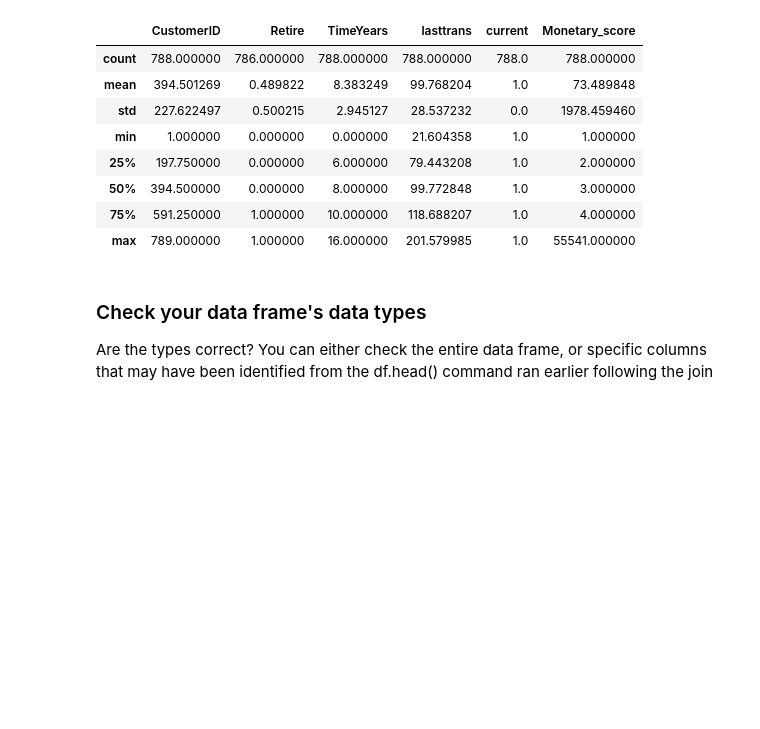
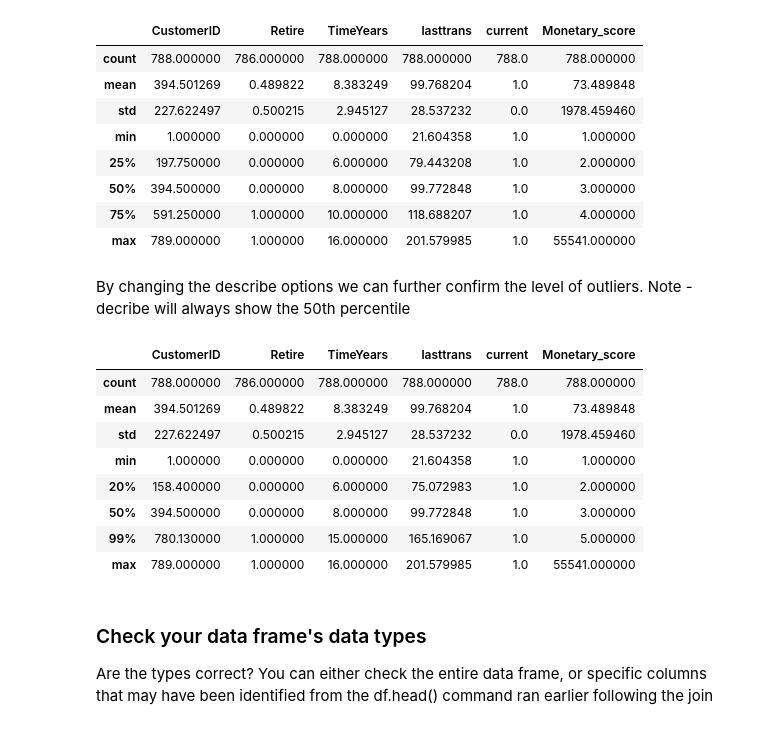
Before and after one commit to patrickpitre28/PyWorkshop_Wave3, a Jupyter notebook: RetailChurn_v2.ipynb, the cells around one changed output. Cells and saved outputs as stored; diff of their text form; code cells hidden in the pictures; blank space fills up the shorter version.

```diff
--- a/RetailChurn_v2.ipynb
+++ b/RetailChurn_v2.ipynb
@@ -154,6 +125,22 @@ joined.describe()
 | 50% | 394.500000 | 0.000000 | 8.000000 | 99.772848 | 1.0 | 3.000000 |
 | 75% | 591.250000 | 1.000000 | 10.000000 | 118.688207 | 1.0 | 4.000000 |
 | max | 789.000000 | 1.000000 | 16.000000 | 201.579985 | 1.0 | 55541.000000 |
+# %% [markdown]
+By changing the describe options we can further confirm the level of outliers. Note - decribe will always show the 50th percentile
+# %%
+perc = [.20, .99]
+
+joined.describe(percentiles = perc)
+# %% [output]
+|  | CustomerID | Retire | TimeYears | lasttrans | current | Monetary_score |
+| count | 788.000000 | 786.000000 | 788.000000 | 788.000000 | 788.0 | 788.000000 |
+| mean | 394.501269 | 0.489822 | 8.383249 | 99.768204 | 1.0 | 73.489848 |
+| std | 227.622497 | 0.500215 | 2.945127 | 28.537232 | 0.0 | 1978.459460 |
+| min | 1.000000 | 0.000000 | 0.000000 | 21.604358 | 1.0 | 1.000000 |
+| 20% | 158.400000 | 0.000000 | 6.000000 | 75.072983 | 1.0 | 2.000000 |
+| 50% | 394.500000 | 0.000000 | 8.000000 | 99.772848 | 1.0 | 3.000000 |
+| 99% | 780.130000 | 1.000000 | 15.000000 | 165.169067 | 1.0 | 5.000000 |
+| max | 789.000000 | 1.000000 | 16.000000 | 201.579985 | 1.0 | 55541.000000 |
 # %% [markdown]
 ### Check your data frame's data types
 
```
Also changed, not shown: parts of 29 cells of this notebook.
